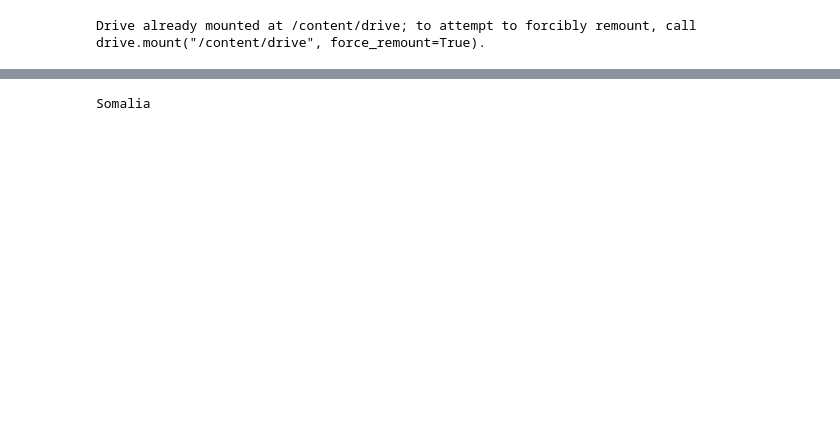
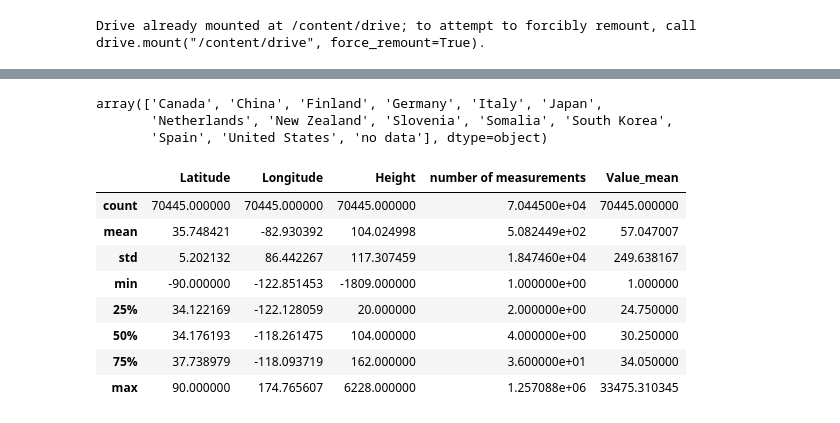
Before and after one commit to FEJTWOW/data_mining, a Jupyter notebook: eksplo4.ipynb, the cells around one changed output, grey strips where cells are left out. Drawn from its saved outputs; the diff is of its cells as text; code cells hidden in the pictures; blank space fills up the shorter version.

```diff
--- a/eksplo4.ipynb
+++ b/eksplo4.ipynb
@@ -158,0 +79,30 @@ cdf['country'] = cdf.apply(lambda row: get_country(row), axis = 1)
+# %%
+import math
+import statistics
+from tqdm import tqdm
+data = []
+
+Latitude, Longitude = 0, 0
+countries = []
+curr_country = "no data"
+
+#df__dict = df.to_dict('records')
+df_grouped_dict = df_grouped.to_dict('records')
+
+for row in tqdm(df_grouped_dict):
+    if Latitude == 0 and Longitude == 0:
+      Latitude, Longitude = row['Latitude'], row['Longitude']
+      curr_country = get_country(row)
+      countries.append(curr_country)
+    else:
+        distance = math.sqrt((Latitude - row['Latitude'])**2 + (Longitude- row['Longitude'])**2)
+        if distance < 0.5:  #wtedy są blisko i można potraktować je z pewnością jako ten sam kraj (czyli przyłączamy wartości średnie do)
+            countries.append(curr_country)
+        else:
+
+            Latitude, Longitude = row['Latitude'], row['Longitude']
+            curr_country = get_country(row)
+            countries.append(curr_country)
+
+cdf = df_grouped
+cdf['Country'] = countries
@@ -159,2 +125,2 @@ cdf['country'] = cdf.apply(lambda row: get_country(row), axis = 1)
 # %%
-cdf.sort_values(by = "country")
+cdf.sort_values(by = ['Country'], inplace = True)
@@ -192,4 +144,0 @@ Name: country, dtype: int64
-# %%
-print(get_country(df.iloc[888]))
-# %% [output]
-Somalia
@@ -195,0 +147,18 @@ Somalia
+# %%
+countries
+# %% [output]
+array(['Canada', 'China', 'Finland', 'Germany', 'Italy', 'Japan',
+       'Netherlands', 'New Zealand', 'Slovenia', 'Somalia', 'South Korea',
+       'Spain', 'United States', 'no data'], dtype=object)
+# %%
+cdf.describe()
+# %% [output]
+|  | Latitude | Longitude | Height | number of measurements | Value_mean |
+| count | 70445.000000 | 70445.000000 | 70445.000000 | 7.044500e+04 | 70445.000000 |
+| mean | 35.748421 | -82.930392 | 104.024998 | 5.082449e+02 | 57.047007 |
+| std | 5.202132 | 86.442267 | 117.307459 | 1.847460e+04 | 249.638167 |
+| min | -90.000000 | -122.851453 | -1809.000000 | 1.000000e+00 | 1.000000 |
+| 25% | 34.122169 | -122.128059 | 20.000000 | 2.000000e+00 | 24.750000 |
+| 50% | 34.176193 | -118.261475 | 104.000000 | 4.000000e+00 | 30.250000 |
+| 75% | 37.738979 | -118.093719 | 162.000000 | 3.600000e+01 | 34.050000 |
+| max | 90.000000 | 174.765607 | 6228.000000 | 1.257088e+06 | 33475.310345 |
```
Also changed, not shown: parts of 24 cells of this notebook.
